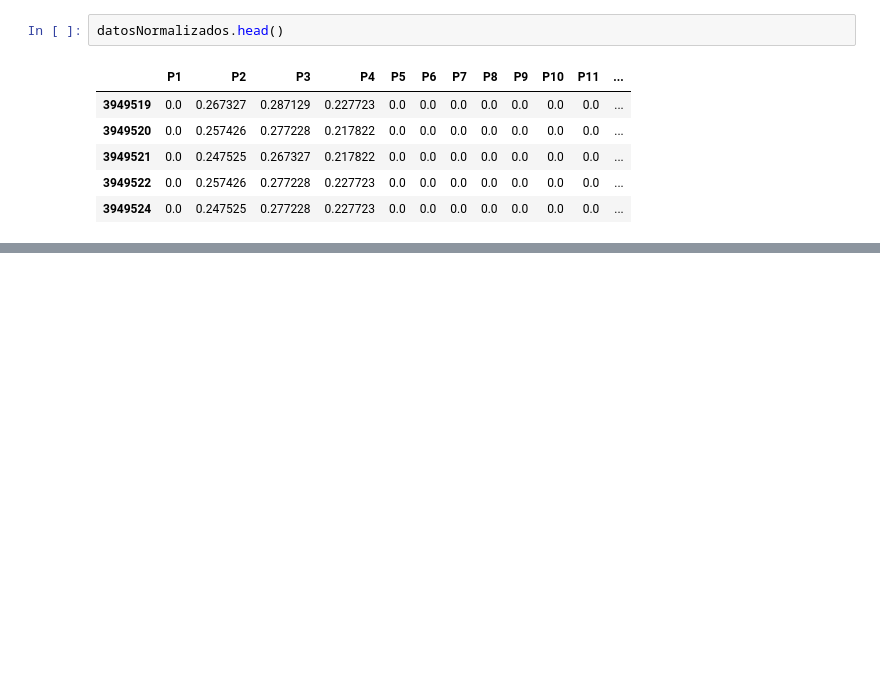
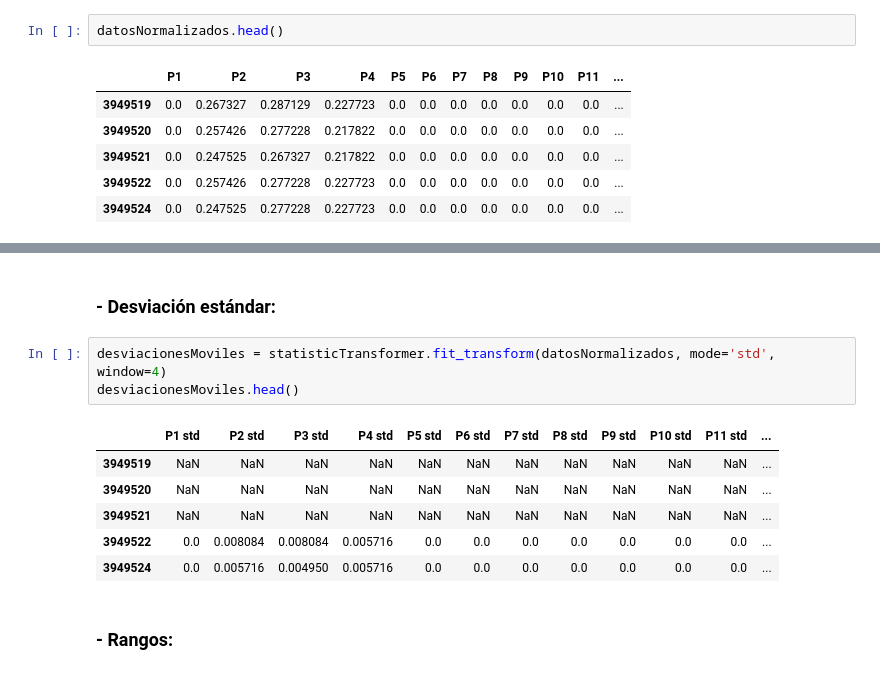
Before and after one commit to aliciaolivaresgil/TFG-SmartBeds, a Jupyter notebook: src/Transformadores.ipynb, the cells around one changed output, grey strips where cells are left out. Cells and saved outputs as stored; diff of their text form; blank space fills up the shorter version.

```diff
--- a/src/Transformadores.ipynb
+++ b/src/Transformadores.ipynb
@@ -89,0 +97,14 @@ mediasMoviles.head()
+# %% [markdown]
+### - Desviación estándar:
+# %%
+desviacionesMoviles = statisticTransformer.fit_transform(datosNormalizados, mode='std', window=4)
+desviacionesMoviles.head()
+# %% [output]
+|  | P1 std | P2 std | P3 std | P4 std | P5 std | P6 std | P7 std | P8 std | P9 std | P10 std | P11 std | ... |
+| 3949519 | NaN | NaN | NaN | NaN | NaN | NaN | NaN | NaN | NaN | NaN | NaN | ... |
+| 3949520 | NaN | NaN | NaN | NaN | NaN | NaN | NaN | NaN | NaN | NaN | NaN | ... |
+| 3949521 | NaN | NaN | NaN | NaN | NaN | NaN | NaN | NaN | NaN | NaN | NaN | ... |
+| 3949522 | 0.0 | 0.008084 | 0.008084 | 0.005716 | 0.0 | 0.0 | 0.0 | 0.0 | 0.0 | 0.0 | 0.0 | ... |
+| 3949524 | 0.0 | 0.005716 | 0.004950 | 0.005716 | 0.0 | 0.0 | 0.0 | 0.0 | 0.0 | 0.0 | 0.0 | ... |
+# %% [markdown]
+### - Rangos:
```
Also changed, not shown: parts of 5 cells of this notebook, 1 other file.
